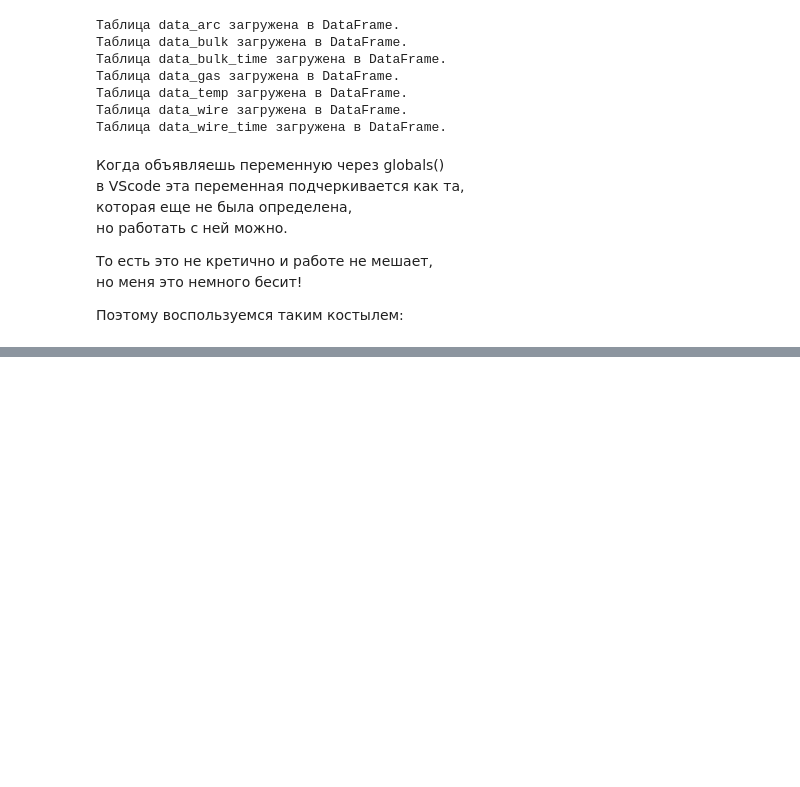
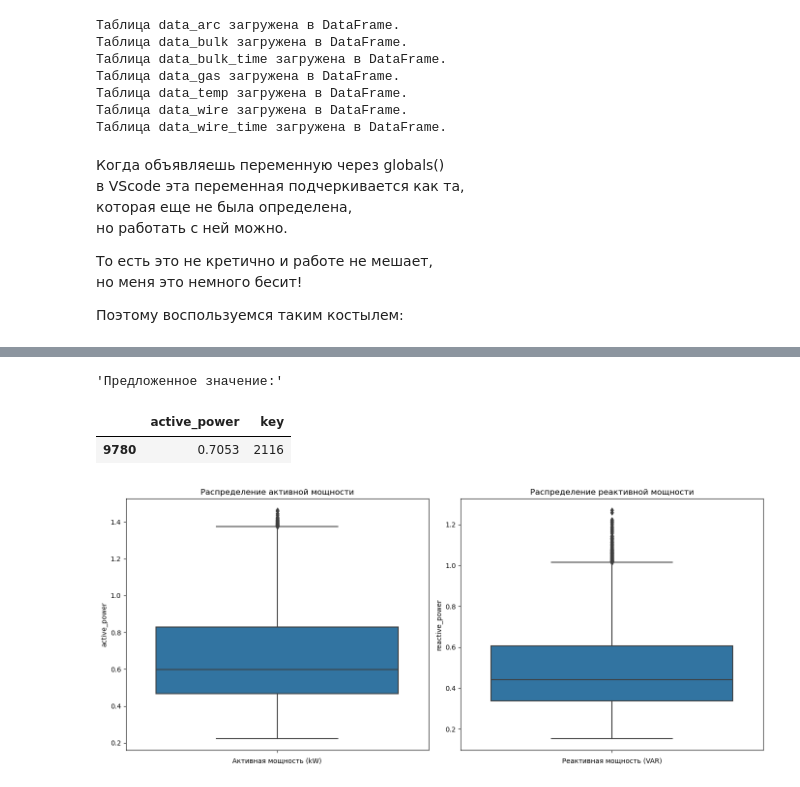
Before and after one commit to EPrutskoy/EPrutskoy, a Jupyter notebook: steel_temp_prediction/1d4c36b2-5168-4ae1-b314-a56a8d5214b9.ipynb, the cells around one changed output, grey strips where cells are left out. Saved outputs shown, nothing was run; the diff lists cells and outputs as text; code cells hidden in the pictures; blank space fills up the shorter version.

```diff
--- a/steel_temp_prediction/1d4c36b2-5168-4ae1-b314-a56a8d5214b9.ipynb
+++ b/steel_temp_prediction/1d4c36b2-5168-4ae1-b314-a56a8d5214b9.ipynb
@@ -636,0 +709,33 @@ None
+# %%
+# Необходимые данные для обучения + модель
+outliers = data_arc['reactive_power'] < 0
+X_train = data_arc.loc[~outliers, ['active_power', 'key']]
+y_train = data_arc.loc[~outliers, 'reactive_power']
+model = LinearRegression()
+model.fit(X_train, y_train)
+X_outliers = data_arc.loc[outliers, ['active_power', 'key']]
+data_arc.loc[outliers, 'reactive_power'] = model.predict(X_outliers)
+display('Предложенное значение:',X_outliers)
+# %% [output]
+'Предложенное значение:'
+|  | active_power | key |
+| 9780 | 0.7053 | 2116 |
+# %%
+plt.figure(figsize=(14, 6))
+
+# Ящик с усами для активной мощности
+plt.subplot(1, 2, 1)
+sns.boxplot(y=data_arc['active_power'])
+plt.title('Распределение активной мощности')
+plt.xlabel('Активная мощность (kW)')
+
+# Ящик с усами для реактивной мощности
+plt.subplot(1, 2, 2)
+sns.boxplot(y=data_arc['reactive_power'])
+plt.title('Распределение реактивной мощности')
+plt.xlabel('Реактивная мощность (VAR)')
+
+plt.tight_layout()
+plt.show()
+# %% [output]
+[figure, added]
```
Also changed, not shown: parts of 32 cells of this notebook, 1 other file.
